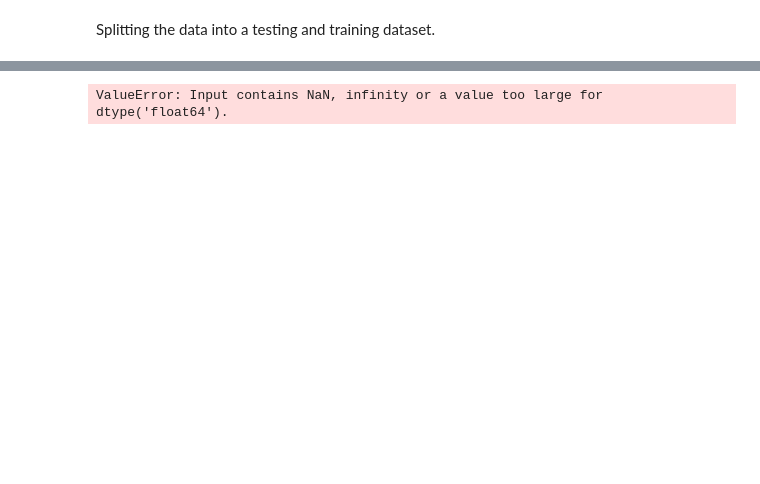
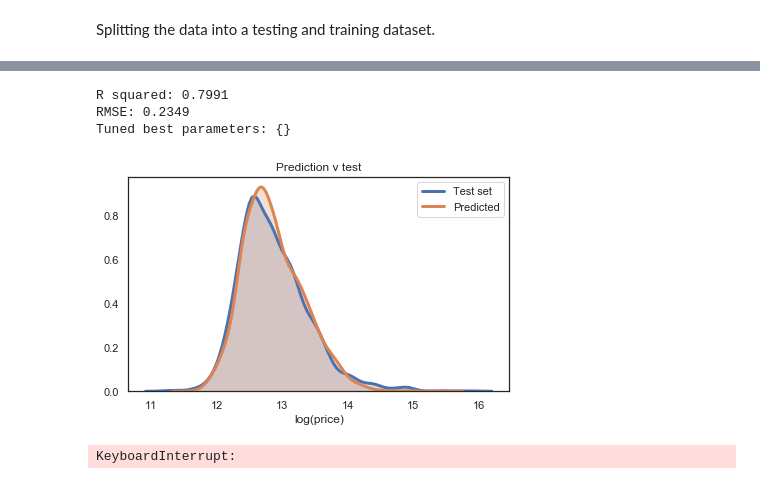
Before and after one commit to mwilkens1/fundaft, a Jupyter notebook: train_model.ipynb, the cells around one changed output, grey strips where cells are left out. Saved outputs shown, nothing was run; the diff lists cells and outputs as text; code cells hidden in the pictures; blank space fills up the shorter version.

```diff
--- a/train_model.ipynb
+++ b/train_model.ipynb
@@ -71,9 +69,33 @@ Rows in testing data: 3149
-# %%
-from sklearn.ensemble import IsolationForest
-
-df = mlp.X_train[["bathrooms","beds","surface"]]
-
-clf = IsolationForest(random_state=42)
-clf.fit(df)
-# %% [output]
-ValueError: Input contains NaN, infinity or a value too large for dtype('float64').
+# %%
+X_train, X_test, y_train, y_test = train_test_split(mlp.X, mlp.y, test_size=0.2, random_state=42)
+
+mlp.build_preprocessor(X_train)
+# %%
+from sklearn.linear_model import LinearRegression
+
+mlp_linreg = mlp
+
+parametersGrid = {}
+
+mlp_linreg.fit_model(y_train, LinearRegression(), parametersGrid)
+mlp_linreg.evaluate_model(X_test, y_test)
+# %% [output]
+R squared: 0.7991
+RMSE: 0.2349
+Tuned best parameters: {}
+[figure, added]
+# %%
+from sklearn.ensemble import RandomForestRegressor
+
+mlp_rf = mlp
+
+parametersGrid = {'rf__n_estimators': [300,500,700,900],
+                  'rf__max_features': ['auto',None,'log2'],
+                  'rf__min_samples_leaf': [1,5,20,50]}
+
+estimator = RandomForestRegressor(random_state=42)
+
+mlp_rf.fit_model(y_train, estimator, parametersGrid)
+mlp_rf.evaluate_model(X_test, y_test)
+# %% [output]
+KeyboardInterrupt:
```
Also changed, not shown: parts of 6 cells of this notebook, 2 other files.
